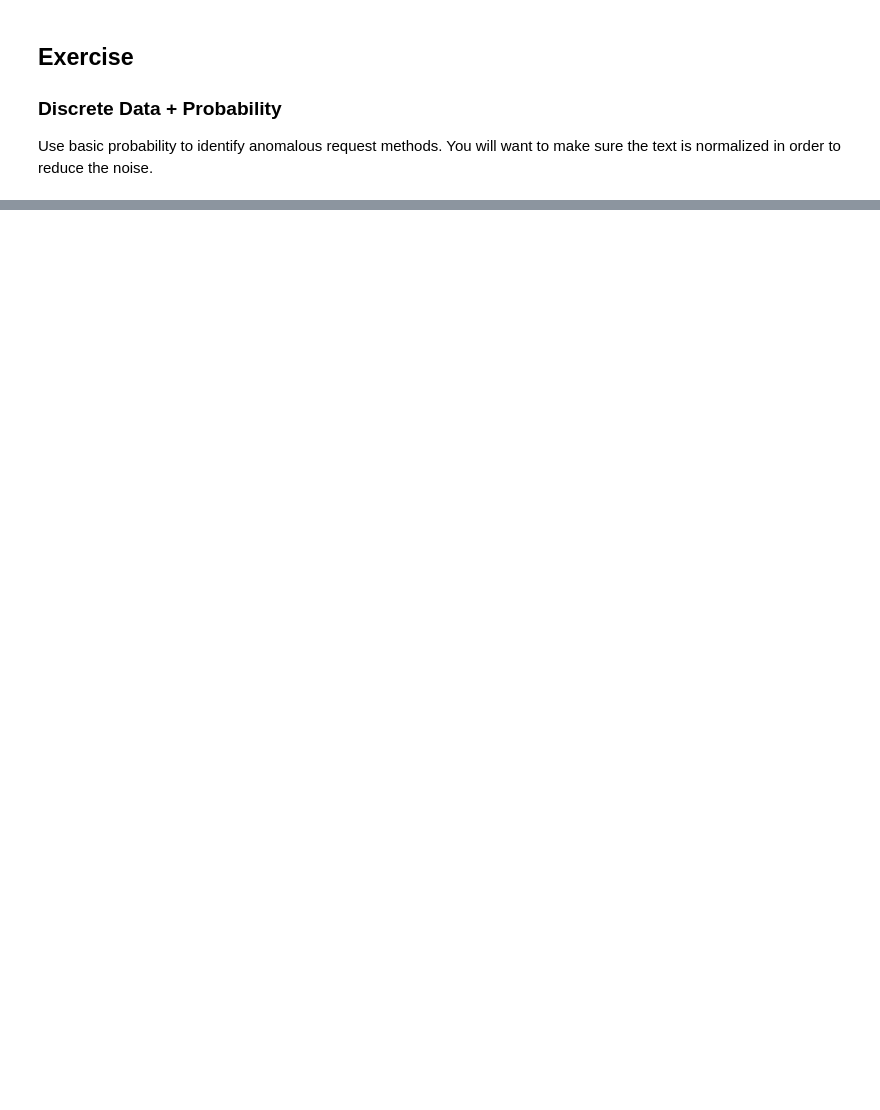
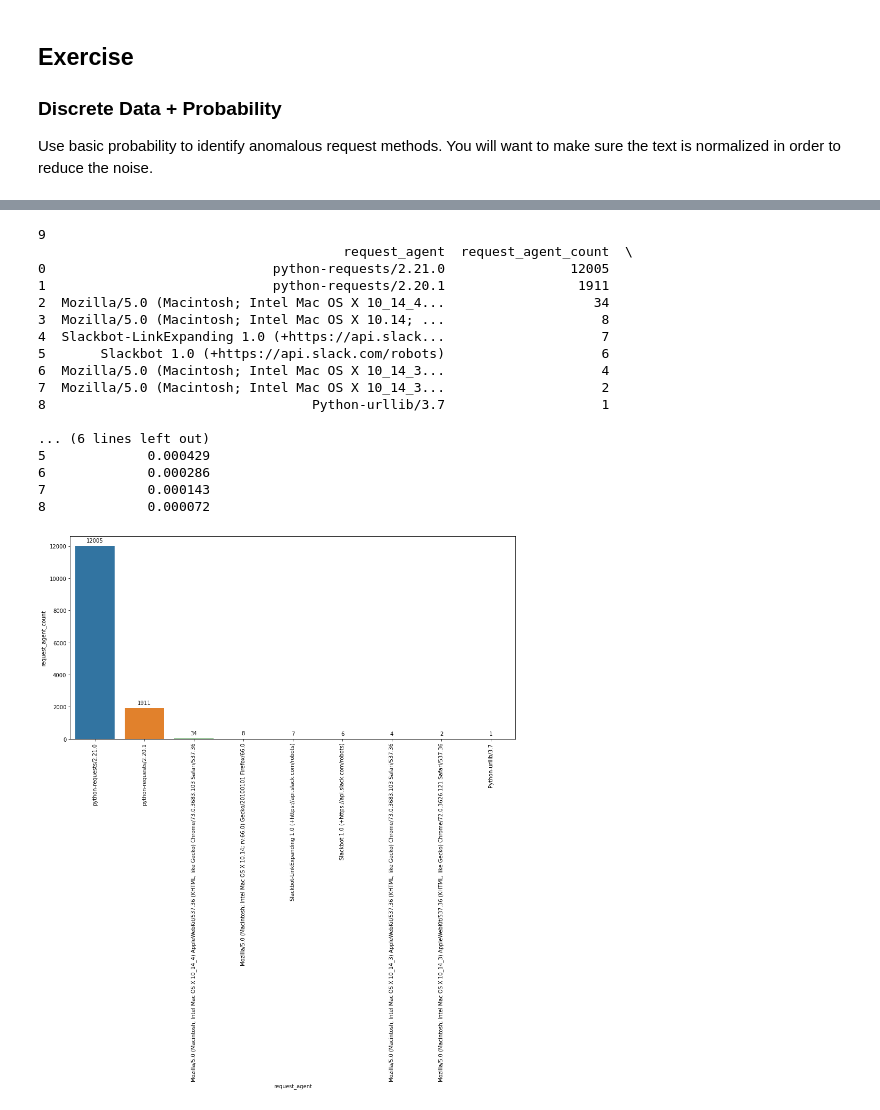
Before and after one commit to adam-gomez/anomaly-detection-exercises, a Jupyter notebook: discrete_anomaly_detection.ipynb, the cells around one changed output, grey strips where cells are left out. Cells and saved outputs as stored; diff of their text form; code cells hidden in the pictures; blank space fills up the shorter version.

```diff
--- a/discrete_anomaly_detection.ipynb
+++ b/discrete_anomaly_detection.ipynb
@@ -295,0 +663,7 @@ Use basic probability to identify anomalous request methods. You will want to ma
+# %%
+ra_df = pd.DataFrame(df.request_agent.value_counts(dropna=False)).reset_index().\
+                rename(index=str, columns={'index': 'request_agent', 'request_agent': 'request_agent_count'})
+ra_df2 = pd.DataFrame(df.request_agent.value_counts(dropna=False)/df.request_agent.count()).reset_index().\
+                rename(index=str, columns={'index': 'request_agent', 'request_agent': 'request_agent_proba'})
+ra_df = ra_df.merge(ra_df2)
+ra_df
@@ -295,0 +693,33 @@ Use basic probability to identify anomalous request methods. You will want to ma
+# %%
+print(len(ra_df))
+
+print(ra_df.tail(10))
+
+plt.figure(figsize=(15, 7))
+splot = sns.barplot(data=ra_df, x = 'request_agent', y = 'request_agent_count', ci = None)
+for p in splot.patches:
+    splot.annotate(format(p.get_height(), '.0f'),
+                   (p.get_x() + p.get_width() / 2., p.get_height()),
+                   ha = 'center', va = 'center', xytext = (0, 10),
+                   textcoords = 'offset points'
+                   )
+    plt.xticks(rotation='vertical')
+# %% [output]
+9
+                                       request_agent  request_agent_count  \
+0                             python-requests/2.21.0                12005
+1                             python-requests/2.20.1                 1911
+2  Mozilla/5.0 (Macintosh; Intel Mac OS X 10_14_4...                   34
+3  Mozilla/5.0 (Macintosh; Intel Mac OS X 10.14; ...                    8
+4  Slackbot-LinkExpanding 1.0 (+https://api.slack...                    7
+5       Slackbot 1.0 (+https://api.slack.com/robots)                    6
+6  Mozilla/5.0 (Macintosh; Intel Mac OS X 10_14_3...                    4
+7  Mozilla/5.0 (Macintosh; Intel Mac OS X 10_14_3...                    2
+8                                  Python-urllib/3.7                    1
+
+... (6 lines left out)
+5             0.000429
+6             0.000286
+7             0.000143
+8             0.000072
+[figure, added]
```
Also changed, not shown: parts of 28 cells of this notebook, 1 other file.
